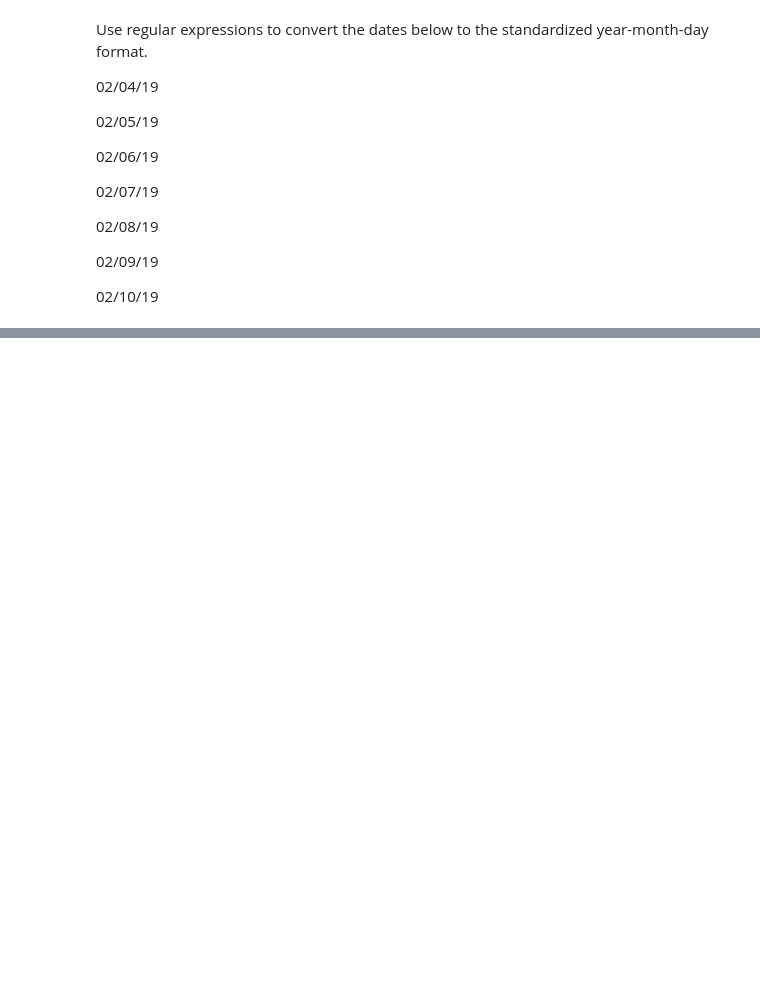
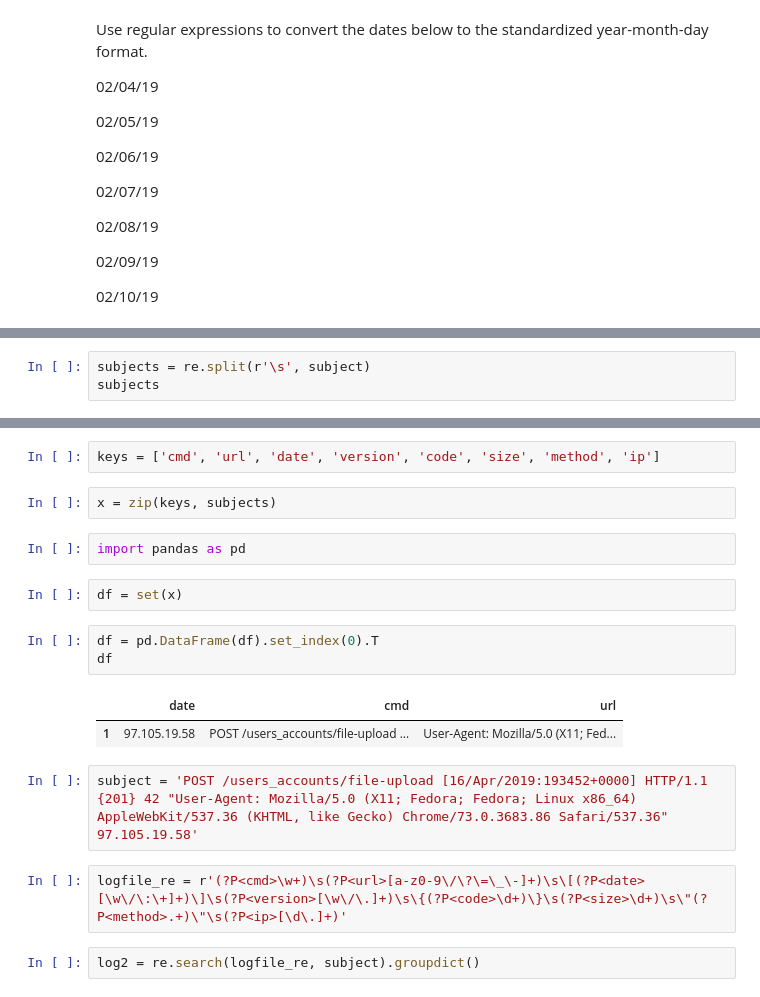
Before and after one commit to dashbringhurst/natural-language-processing-exercises, a Jupyter notebook: regex_exercises.ipynb, the cells around one changed output, grey strips where cells are left out. Cells and saved outputs as stored; diff of their text form; blank space fills up the shorter version.

```diff
--- a/regex_exercises.ipynb
+++ b/regex_exercises.ipynb
@@ -771,0 +817,3 @@ re.sub()
+# %%
+subjects = re.split(r'\s', subject)
+subjects
@@ -771,0 +829,20 @@ re.sub()
+# %%
+keys = ['cmd', 'url', 'date', 'version', 'code', 'size', 'method', 'ip']
+# %%
+x = zip(keys, subjects)
+# %%
+import pandas as pd
+# %%
+df = set(x)
+# %%
+df = pd.DataFrame(df).set_index(0).T
+df
+# %% [output]
+|  | date | cmd | url |
+| 1 | 97.105.19.58 | POST /users_accounts/file-upload ... | User-Agent: Mozilla/5.0 (X11; Fed... |
+# %%
+subject = 'POST /users_accounts/file-upload [16/Apr/2019:193452+0000] HTTP/1.1 {201} 42 "User-Agent: Mozilla/5.0 (X11; Fedora; Fedora; Linux x86_64) AppleWebKit/537.36 (KHTML, like Gecko) Chrome/73.0.3683.86 Safari/537.36" 97.105.19.58'
+# %%
+logfile_re = r'(?P<cmd>\w+)\s(?P<url>[a-z0-9\/\?\=\_\-]+)\s\[(?P<date>[\w\/\:\+]+)\]\s(?P<version>[\w\/\.]+)\s\{(?P<code>\d+)\}\s(?P<size>\d+)\s\"(?P<method>.+)\"\s(?P<ip>[\d\.]+)'
+# %%
+log2 = re.search(logfile_re, subject).groupdict()
```
Also changed, not shown: parts of 13 cells of this notebook.
